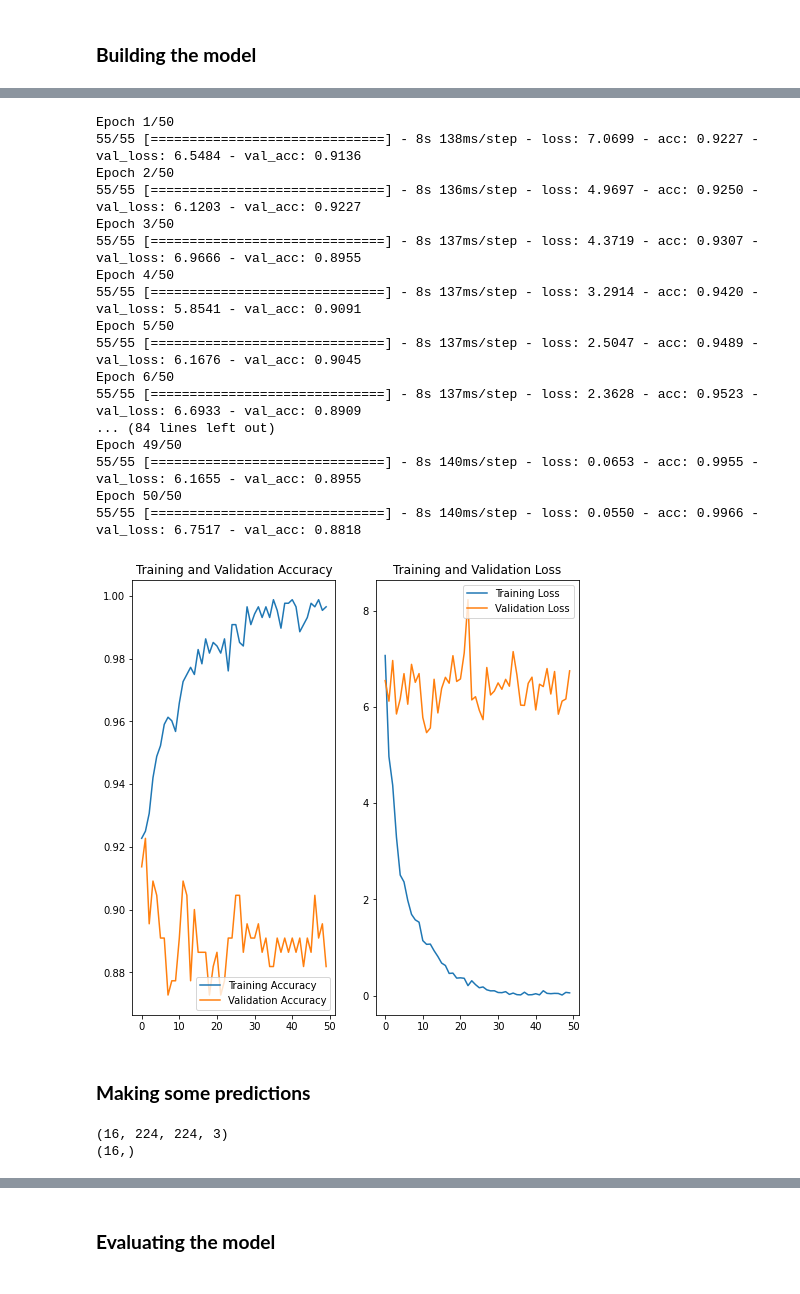
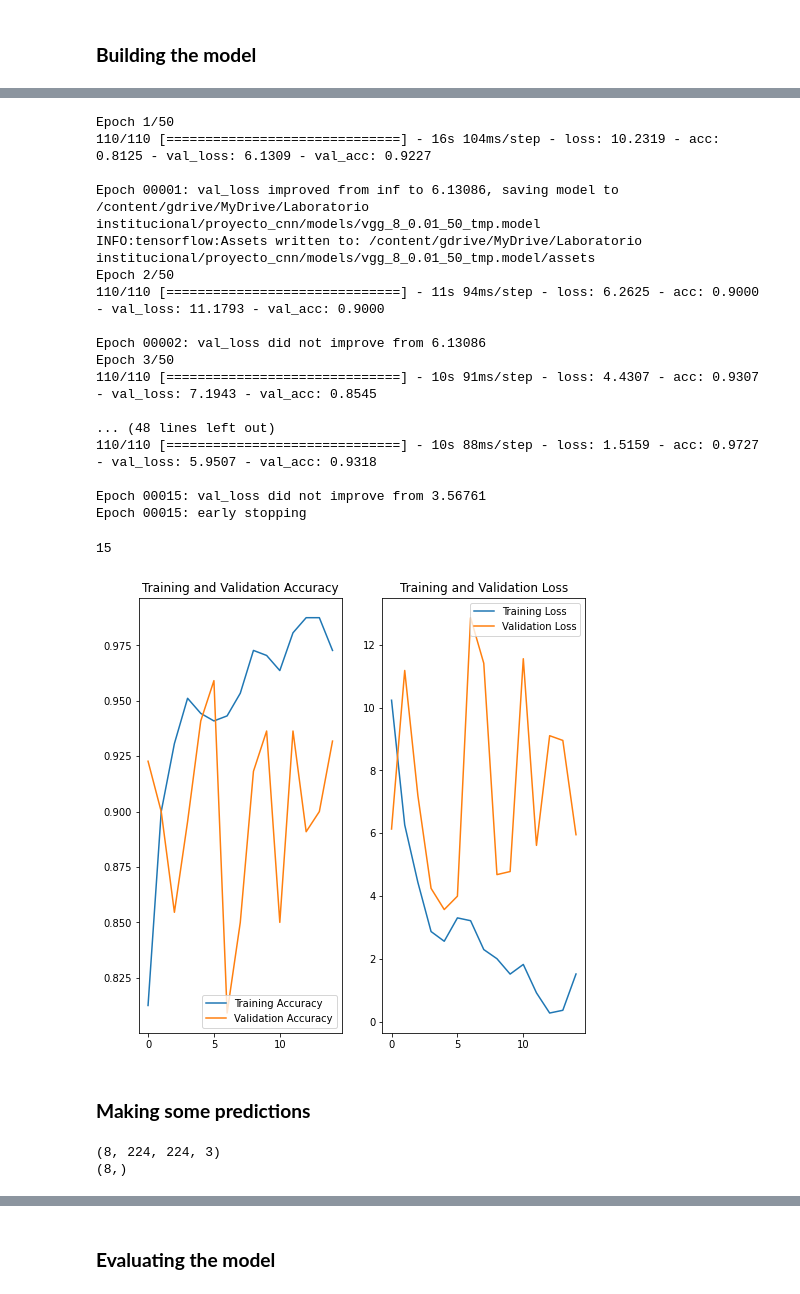
Before and after one commit to labteleunsaac/Proyecto-Covid, a Jupyter notebook: notebooks/TF_training.ipynb, the cells around one changed output, grey strips where cells are left out. Drawn from its saved outputs; the diff is of its cells as text; code cells hidden in the pictures.

```diff
--- a/notebooks/TF_training.ipynb
+++ b/notebooks/TF_training.ipynb
@@ -42,4 +58,7 @@ test  train
 # Set up the dataset image folder
 img_folder = '/content/gdrive/MyDrive/Laboratorio institucional/DATASET/dataset_24_05_2021/train'
 test_folder = '/content/gdrive/MyDrive/Laboratorio institucional/DATASET/dataset_24_05_2021/test'
+# %%
+# Set up the trained models folder
+models_folder = '/content/gdrive/MyDrive/Laboratorio institucional/proyecto_cnn/models'
 # %%
@@ -48,5 +66,10 @@ batch_size = 16
 img_height = 224
 img_width = 224
+# %%
+# Setting up some hyperparameters
+batch_size = 8
+epochs = 50
+lr = 0.01
 # %%
 # Splitting the dataset in training group and validation group
 train_ds = image_dataset_from_directory(
@@ -185,0 +169,8 @@ _________________________________________________________________
+# %%
+model_checkpoint = ModelCheckpoint(os.path.join(models_folder,'vgg_{}_{}_{}_tmp.model'.format(batch_size, lr, epochs)), monitor='val_loss',mode = 'min', save_best_only=True, verbose=1, period=1)
+earlyStopping = EarlyStopping(monitor='val_loss', mode = 'min',patience=10, verbose=1)
+# reduce_lr = ReduceLROnPlateau(monitor='val_loss', mode = 'min',factor=0.001, patience=4, min_lr=0.0000001, verbose=1)
+
+model = build_model()
+opt = tf.keras.optimizers.Adam(lr, clipnorm=1.0)
+model.compile(loss='binary_crossentropy', optimizer=opt, metrics=['acc'])
@@ -187,51 +180,56 @@ _________________________________________________________________
 history = model.fit(
   train_ds,
   validation_data=val_ds,
-  epochs=50
+  epochs=epochs,
+  callbacks=[model_checkpoint, earlyStopping]
 )
 # %% [output]
 Epoch 1/50
-55/55 [==============================] - 8s 138ms/step - loss: 7.0699 - acc: 0.9227 - val_loss: 6.5484 - val_acc: 0.9136
+110/110 [==============================] - 16s 104ms/step - loss: 10.2319 - acc: 0.8125 - val_loss: 6.1309 - val_acc: 0.9227
+
+Epoch 00001: val_loss improved from inf to 6.13086, saving model to /content/gdrive/MyDrive/Laboratorio institucional/proyecto_cnn/models/vgg_8_0.01_50_tmp.model
+INFO:tensorflow:Assets written to: /content/gdrive/MyDrive/Laboratorio institucional/proyecto_cnn/models/vgg_8_0.01_50_tmp.model/assets
 Epoch 2/50
-55/55 [==============================] - 8s 136ms/step - loss: 4.9697 - acc: 0.9250 - val_loss: 6.1203 - val_acc: 0.9227
+110/110 [==============================] - 11s 94ms/step - loss: 6.2625 - acc: 0.9000 - val_loss: 11.1793 - val_acc: 0.9000
+
+Epoch 00002: val_loss did not improve from 6.13086
 Epoch 3/50
-55/55 [==============================] - 8s 137ms/step - loss: 4.3719 - acc: 0.9307 - val_loss: 6.9666 - val_acc: 0.8955
-Epoch 4/50
-55/55 [==============================] - 8s 137ms/step - loss: 3.2914 - acc: 0.9420 - val_loss: 5.8541 - val_acc: 0.9091
-Epoch 5/50
-55/55 [==============================] - 8s 137ms/step - loss: 2.5047 - acc: 0.9489 - val_loss: 6.1676 - val_acc: 0.9045
-Epoch 6/50
-55/55 [==============================] - 8s 137ms/step - loss: 2.3628 - acc: 0.9523 - val_loss: 6.6933 - val_acc: 0.8909
-... (84 lines left out)
-Epoch 49/50
-55/55 [==============================] - 8s 140ms/step - loss: 0.0653 - acc: 0.9955 - val_loss: 6.1655 - val_acc: 0.8955
-Epoch 50/50
-55/55 [==============================] - 8s 140ms/step - loss: 0.0550 - acc: 0.9966 - val_loss: 6.7517 - val_acc: 0.8818
+110/110 [==============================] - 10s 91ms/step - loss: 4.4307 - acc: 0.9307 - val_loss: 7.1943 - val_acc: 0.8545
+
+... (48 lines left out)
+110/110 [==============================] - 10s 88ms/step - loss: 1.5159 - acc: 0.9727 - val_loss: 5.9507 - val_acc: 0.9318
+
+Epoch 00015: val_loss did not improve from 3.56761
+Epoch 00015: early stopping
+# %%
+len(history.history['acc'])
+# %% [output]
+15
 # %%
 # Showing the learning curves
 acc = history.history['acc']
 val_acc = history.history['val_acc']
 
 loss = history.history['loss']
 val_loss = history.history['val_loss']
 
-epochs_range = range(50)
+epochs_range = range(len(history.history['acc']))
 
 plt.figure(figsize=(8, 8))
 plt.subplot(1, 2, 1)
 plt.plot(epochs_range, acc, label='Training Accuracy')
 plt.plot(epochs_range, val_acc, label='Validation Accuracy')
 plt.legend(loc='lower right')
 plt.title('Training and Validation Accuracy')
 
 plt.subplot(1, 2, 2)
 plt.plot(epochs_range, loss, label='Training Loss')
 plt.plot(epochs_range, val_loss, label='Validation Loss')
 plt.legend(loc='upper right')
 plt.title('Training and Validation Loss')
 plt.show()
 # %% [output]
-[figure, old version]
+[figure, new version]
 # %% [markdown]
 ### **Making some predictions**
 # %%
@@ -240,8 +238,8 @@ for image_batch, labels_batch in test_ds:
   print(labels_batch.shape)
   break
 # %% [output]
-(16, 224, 224, 3)
-(16,)
+(8, 224, 224, 3)
+(8,)
 # %%
 predictions = model.predict(image_batch)
 # %%
```
Also changed, not shown: parts of 23 cells of this notebook.
